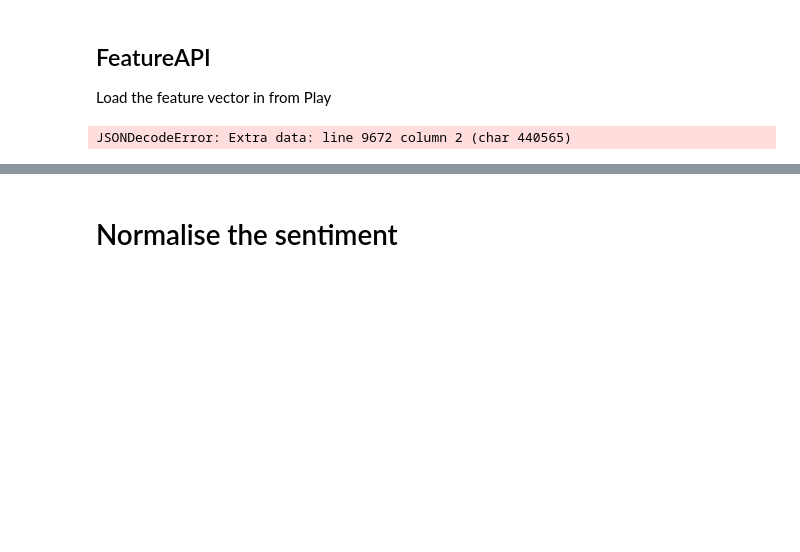
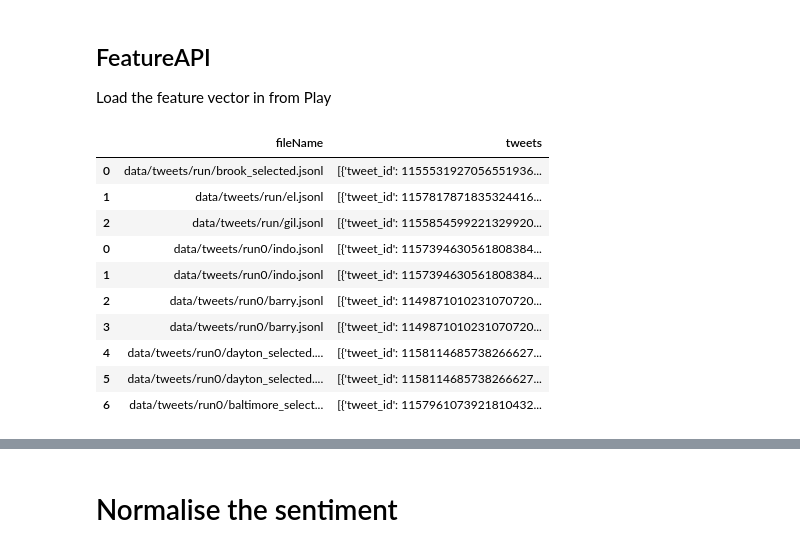
Before and after one commit to glasgowm148/Calamity, a Jupyter notebook: src/jupyter/1-notebooks/API.ipynb, the cells around one changed output, grey strips where cells are left out. Saved outputs shown, nothing was run; the diff lists cells and outputs as text; code cells hidden in the pictures; blank space fills up the shorter version.

```diff
--- a/src/jupyter/1-notebooks/API.ipynb
+++ b/src/jupyter/1-notebooks/API.ipynb
@@ -145,17 +141,12 @@ def parse_json_stream(stream):
         yield obj
         stream = stream[idx:].lstrip()
 
-url = 'http://tweetminer-2336003gproject.ida.dcs.gla.ac.uk/stored_tweets'
+#url = 'http://tweetminer-2336003gproject.ida.dcs.gla.ac.uk/stored_tweets'
 
-data = requests.get(url).json()
+#data = requests.get(url)#.json()
 
+#result = json.loads(data.content.decode('utf-8'))
 
-
-q = requests.get(url)
+#q = requests.get(url)
 
 #json_response = json.loads(q.text.replace('�', ''))
-
-# JSONDecodeError: Expecting ',' delimiter:
-json_response = json.loads('[' + q.text + '],')
-# %% [output]
-JSONDecodeError: Extra data: line 9672 column 2 (char 440565)
@@ -163,0 +158,22 @@ print(data)
+# %%
+file_list = ["../output/run.json", "../output/run0.json"] #"../output/run.json", ,"../output/run0.json"
+dfs = [] # an empty list to store the data frames
+
+for file in file_list:
+    with open(file) as f:
+        json_data = pd.json_normalize(json.loads(f.read()))
+    dfs.append(json_data)
+df = pd.concat(dfs, sort=False) # or sort=True depending on your needs
+df
+# %% [output]
+|  | fileName | tweets |
+| 0 | data/tweets/run/brook_selected.jsonl | [{'tweet_id': 1155531927056551936... |
+| 1 | data/tweets/run/el.jsonl | [{'tweet_id': 1157817871835324416... |
+| 2 | data/tweets/run/gil.jsonl | [{'tweet_id': 1155854599221329920... |
+| 0 | data/tweets/run0/indo.jsonl | [{'tweet_id': 1157394630561808384... |
+| 1 | data/tweets/run0/indo.jsonl | [{'tweet_id': 1157394630561808384... |
+| 2 | data/tweets/run0/barry.jsonl | [{'tweet_id': 1149871010231070720... |
+| 3 | data/tweets/run0/barry.jsonl | [{'tweet_id': 1149871010231070720... |
+| 4 | data/tweets/run0/dayton_selected.... | [{'tweet_id': 1158114685738266627... |
+| 5 | data/tweets/run0/dayton_selected.... | [{'tweet_id': 1158114685738266627... |
+| 6 | data/tweets/run0/baltimore_select... | [{'tweet_id': 1157961073921810432... |
```
Also changed, not shown: parts of 22 cells of this notebook, 21 other files.
